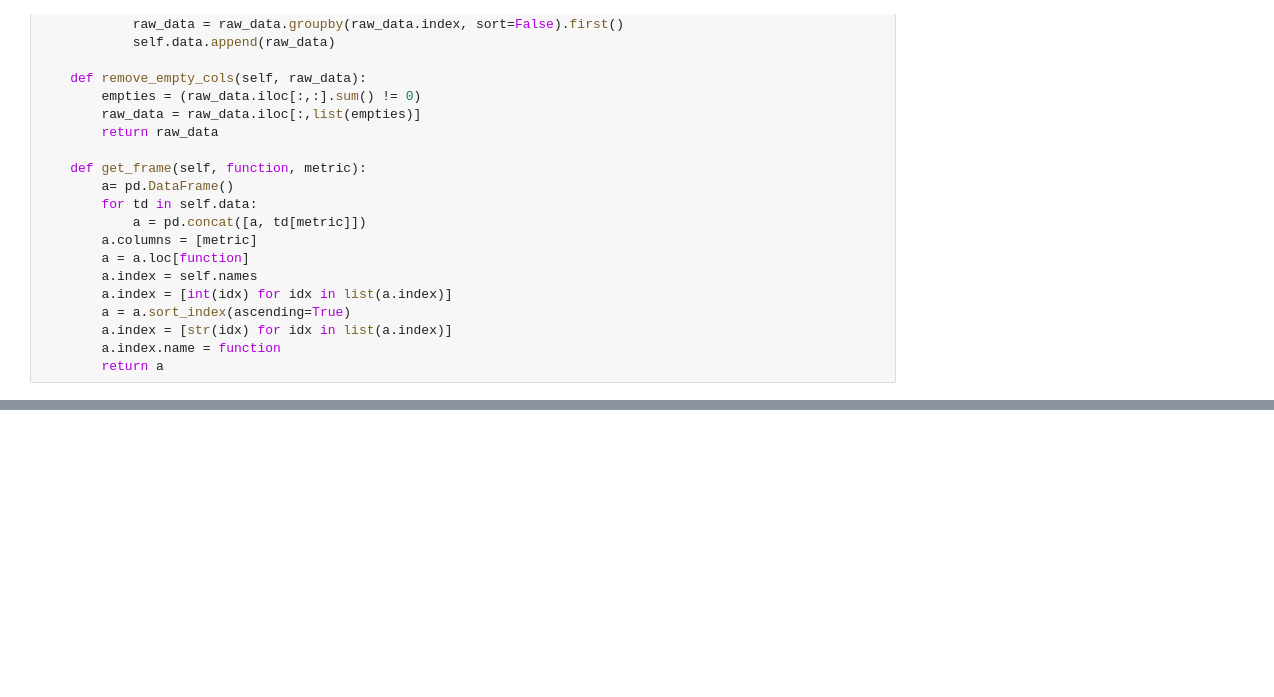
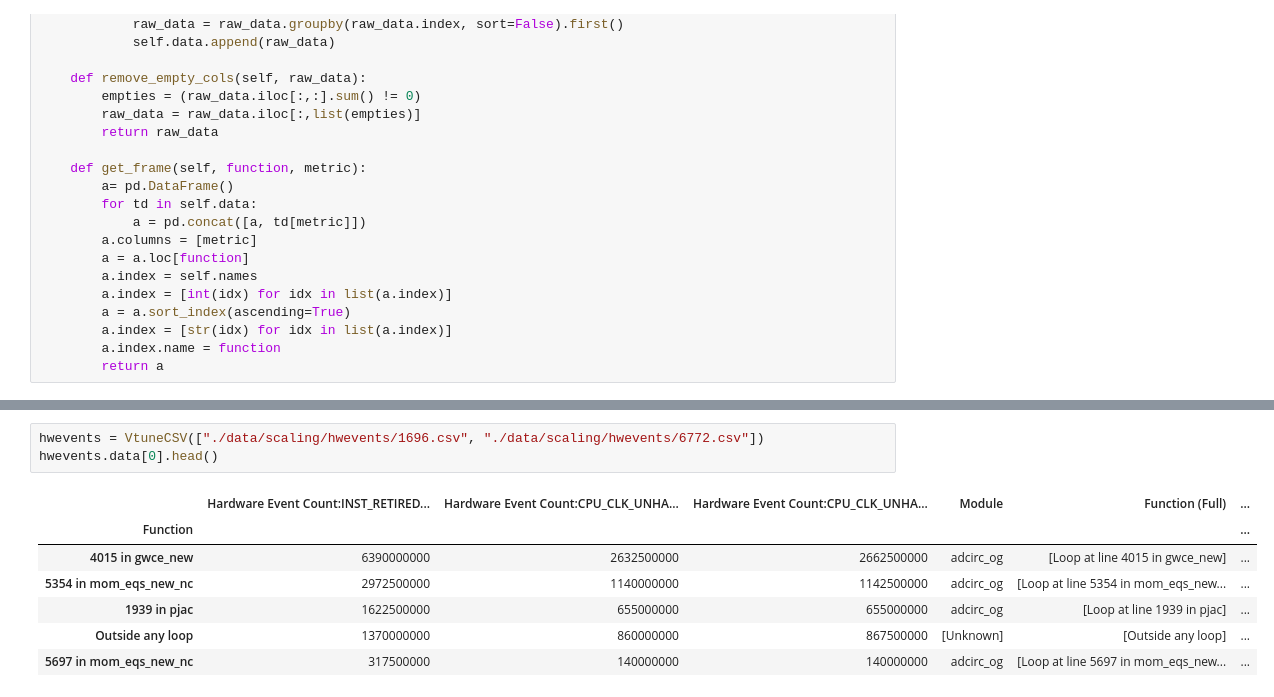
Before and after one commit to pvelesko/vtune-plot, a Jupyter notebook: VtuneCSV.ipynb, the cells around one changed output, grey strips where cells are left out. Cells and saved outputs as stored; diff of their text form; blank space fills up the shorter version.

```diff
--- a/VtuneCSV.ipynb
+++ b/VtuneCSV.ipynb
@@ -51,0 +72,11 @@ class VtuneCSV():
+# %%
+hwevents = VtuneCSV(["./data/scaling/hwevents/1696.csv", "./data/scaling/hwevents/6772.csv"])
+hwevents.data[0].head()
+# %% [output]
+|  | Hardware Event Count:INST_RETIRED... | Hardware Event Count:CPU_CLK_UNHA... | Hardware Event Count:CPU_CLK_UNHA... | Module | Function (Full) | ... |
+| Function |  |  |  |  |  | ... |
+| 4015 in gwce_new | 6390000000 | 2632500000 | 2662500000 | adcirc_og | [Loop at line 4015 in gwce_new] | ... |
+| 5354 in mom_eqs_new_nc | 2972500000 | 1140000000 | 1142500000 | adcirc_og | [Loop at line 5354 in mom_eqs_new... | ... |
+| 1939 in pjac | 1622500000 | 655000000 | 655000000 | adcirc_og | [Loop at line 1939 in pjac] | ... |
+| Outside any loop | 1370000000 | 860000000 | 867500000 | [Unknown] | [Outside any loop] | ... |
+| 5697 in mom_eqs_new_nc | 317500000 | 140000000 | 140000000 | adcirc_og | [Loop at line 5697 in mom_eqs_new... | ... |
```
Also changed, not shown: parts of 5 cells of this notebook, 6 other files.
